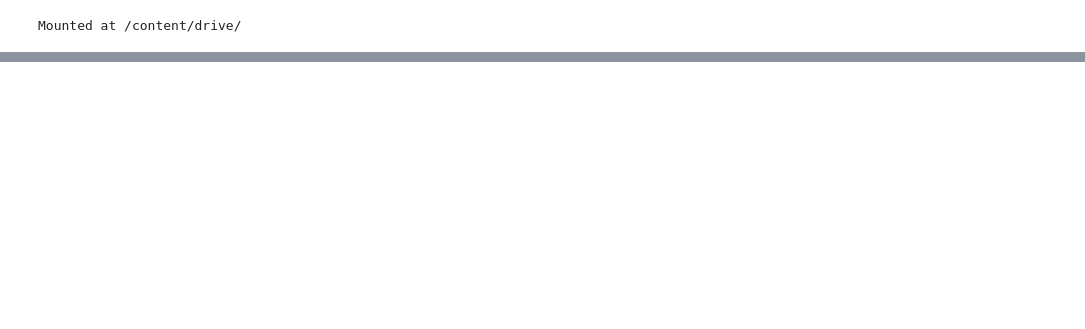
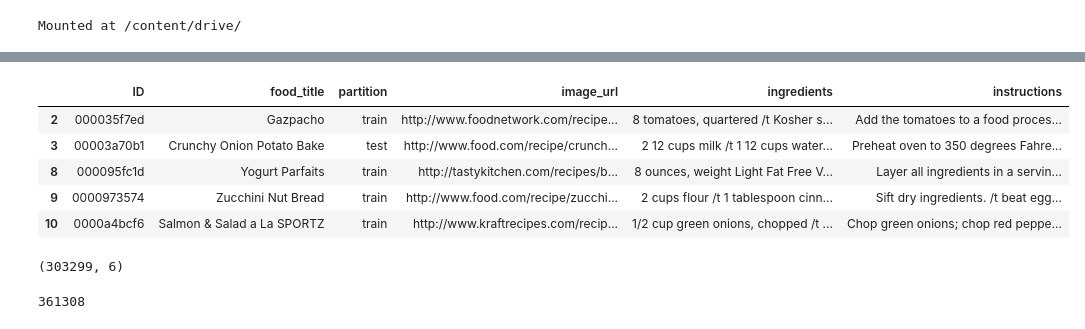
Before and after one commit to ashikshafi08/Recipe1M, a Jupyter notebook: Recipe_1M_Exploration.ipynb, the cells around one changed output, grey strips where cells are left out. Cells and saved outputs as stored; diff of their text form; code cells hidden in the pictures; blank space fills up the shorter version.

```diff
--- a/Recipe_1M_Exploration.ipynb
+++ b/Recipe_1M_Exploration.ipynb
@@ -233,0 +341,22 @@ AttributeError: ignored
+# %%
+counts = data1_df['food_title'].value_counts()
+
+# Filtering out the dataframe with the food title
+preprocessed_df = data1_df[~data1_df['food_title'].isin(counts[counts < 2].index)]
+
+preprocessed_df.head()
+# %% [output]
+|  | ID | food_title | partition | image_url | ingredients | instructions |
+| 2 | 000035f7ed | Gazpacho | train | http://www.foodnetwork.com/recipe... | 8 tomatoes, quartered /t Kosher s... | Add the tomatoes to a food proces... |
+| 3 | 00003a70b1 | Crunchy Onion Potato Bake | test | http://www.food.com/recipe/crunch... | 2 12 cups milk /t 1 12 cups water... | Preheat oven to 350 degrees Fahre... |
+| 8 | 000095fc1d | Yogurt Parfaits | train | http://tastykitchen.com/recipes/b... | 8 ounces, weight Light Fat Free V... | Layer all ingredients in a servin... |
+| 9 | 0000973574 | Zucchini Nut Bread | train | http://www.food.com/recipe/zucchi... | 2 cups flour /t 1 tablespoon cinn... | Sift dry ingredients. /t beat egg... |
+| 10 | 0000a4bcf6 | Salmon & Salad a La SPORTZ | train | http://www.kraftrecipes.com/recip... | 1/2 cup green onions, chopped /t ... | Chop green onions; chop red peppe... |
+# %%
+preprocessed_df.shape
+# %% [output]
+(303299, 6)
+# %%
+252547 +  54255 + 54506
+# %% [output]
+361308
```
Also changed, not shown: parts of 55 cells of this notebook.
